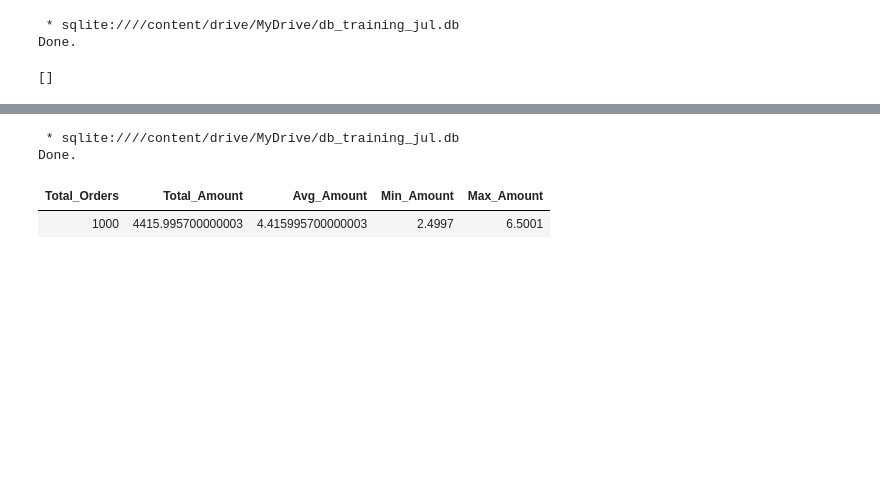
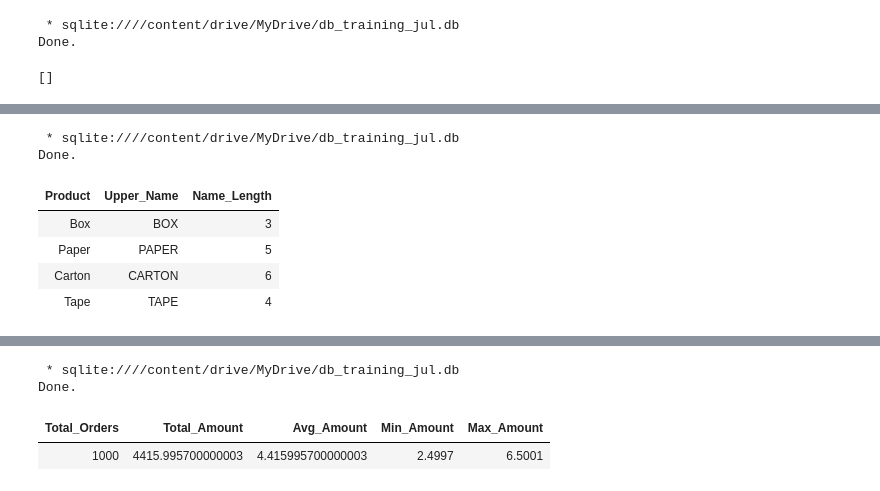
Before and after one commit to syanyong/SQL_Fundamental_SCGP_Hands_on, a Jupyter notebook: SQL_Fundamental_SCGP_Hands-on.ipynb, the cells around one changed output, grey strips where cells are left out. Cells and saved outputs as stored; diff of their text form; code cells hidden in the pictures; blank space fills up the shorter version.

```diff
--- a/SQL_Fundamental_SCGP_Hands-on.ipynb
+++ b/SQL_Fundamental_SCGP_Hands-on.ipynb
@@ -629,0 +666,14 @@ Done.
+# %%
+%%sql
+SELECT DISTINCT Product,
+       UPPER(Product)  AS Upper_Name,
+       LENGTH(Product) AS Name_Length
+FROM Orders;
+# %% [output]
+ * sqlite:////content/drive/MyDrive/db_training_jul.db
+Done.
+| Product | Upper_Name | Name_Length |
+| Box | BOX | 3 |
+| Paper | PAPER | 5 |
+| Carton | CARTON | 6 |
+| Tape | TAPE | 4 |
```
Also changed, not shown: parts of 57 cells of this notebook.
